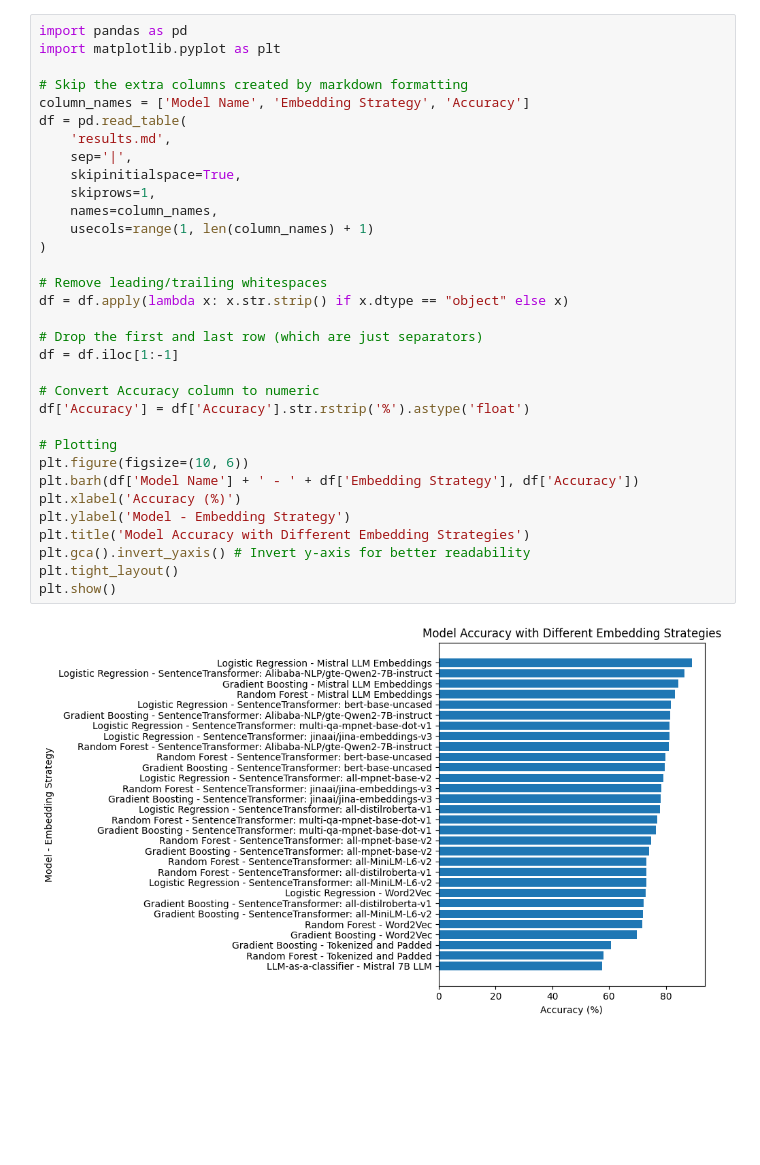
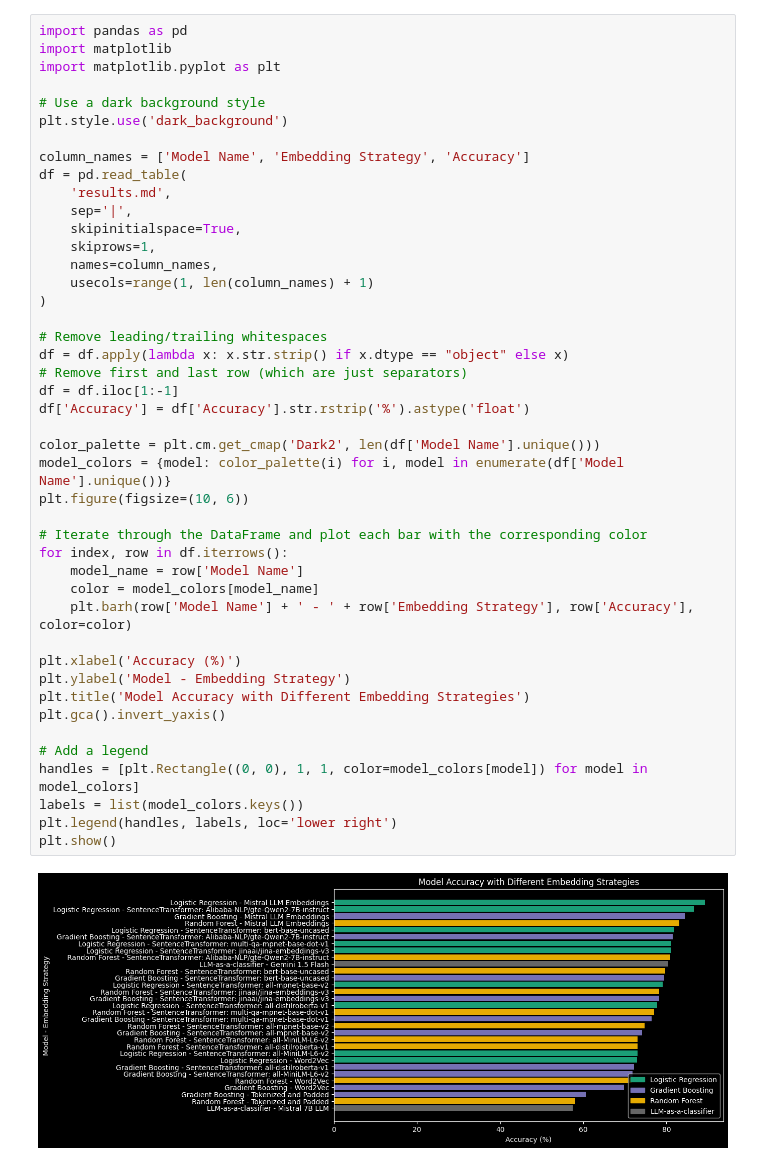
Before and after one commit to elgevan/sarcasm-embedding-exp, a Jupyter notebook: sarcasm_embedding_plot.ipynb, the cells around one changed output. Cells and saved outputs as stored; diff of their text form; blank space fills up the shorter version.

Commit message:
Update with gemini as a classifier, re-color, and add a simplified plot.

```diff
--- a/sarcasm_embedding_plot.ipynb
+++ b/sarcasm_embedding_plot.ipynb
@@ -2,36 +2,47 @@
 <a href="https://colab.research.google.com/github/elgevan/sarcasm-embedding-exp/blob/main/sarcasm_embedding_plot.ipynb" target="_parent"><img src="https://colab.research.google.com/assets/colab-badge.svg" alt="Open In Colab"/></a>
 # %%
 import pandas as pd
+import matplotlib
 import matplotlib.pyplot as plt
 
-# Skip the extra columns created by markdown formatting
+# Use a dark background style
+plt.style.use('dark_background')
+
 column_names = ['Model Name', 'Embedding Strategy', 'Accuracy']
 df = pd.read_table(
     'results.md',
     sep='|',
     skipinitialspace=True,
     skiprows=1,
     names=column_names,
     usecols=range(1, len(column_names) + 1)
 )
 
 # Remove leading/trailing whitespaces
 df = df.apply(lambda x: x.str.strip() if x.dtype == "object" else x)
-
-# Drop the first and last row (which are just separators)
+# Remove first and last row (which are just separators)
 df = df.iloc[1:-1]
-
-# Convert Accuracy column to numeric
 df['Accuracy'] = df['Accuracy'].str.rstrip('%').astype('float')
 
-# Plotting
+color_palette = plt.cm.get_cmap('Dark2', len(df['Model Name'].unique()))
+model_colors = {model: color_palette(i) for i, model in enumerate(df['Model Name'].unique())}
 plt.figure(figsize=(10, 6))
-plt.barh(df['Model Name'] + ' - ' + df['Embedding Strategy'], df['Accuracy'])
+
+# Iterate through the DataFrame and plot each bar with the corresponding color
+for index, row in df.iterrows():
+    model_name = row['Model Name']
+    color = model_colors[model_name]
+    plt.barh(row['Model Name'] + ' - ' + row['Embedding Strategy'], row['Accuracy'], color=color)
+
 plt.xlabel('Accuracy (%)')
 plt.ylabel('Model - Embedding Strategy')
 plt.title('Model Accuracy with Different Embedding Strategies')
-plt.gca().invert_yaxis() # Invert y-axis for better readability
-plt.tight_layout()
+plt.gca().invert_yaxis()
+
+# Add a legend
+handles = [plt.Rectangle((0, 0), 1, 1, color=model_colors[model]) for model in model_colors]
+labels = list(model_colors.keys())
+plt.legend(handles, labels, loc='lower right')
 plt.show()
 # %% [output]
-[figure, old version]
+[figure, new version]
```
Also changed, not shown: parts of 2 cells of this notebook.
